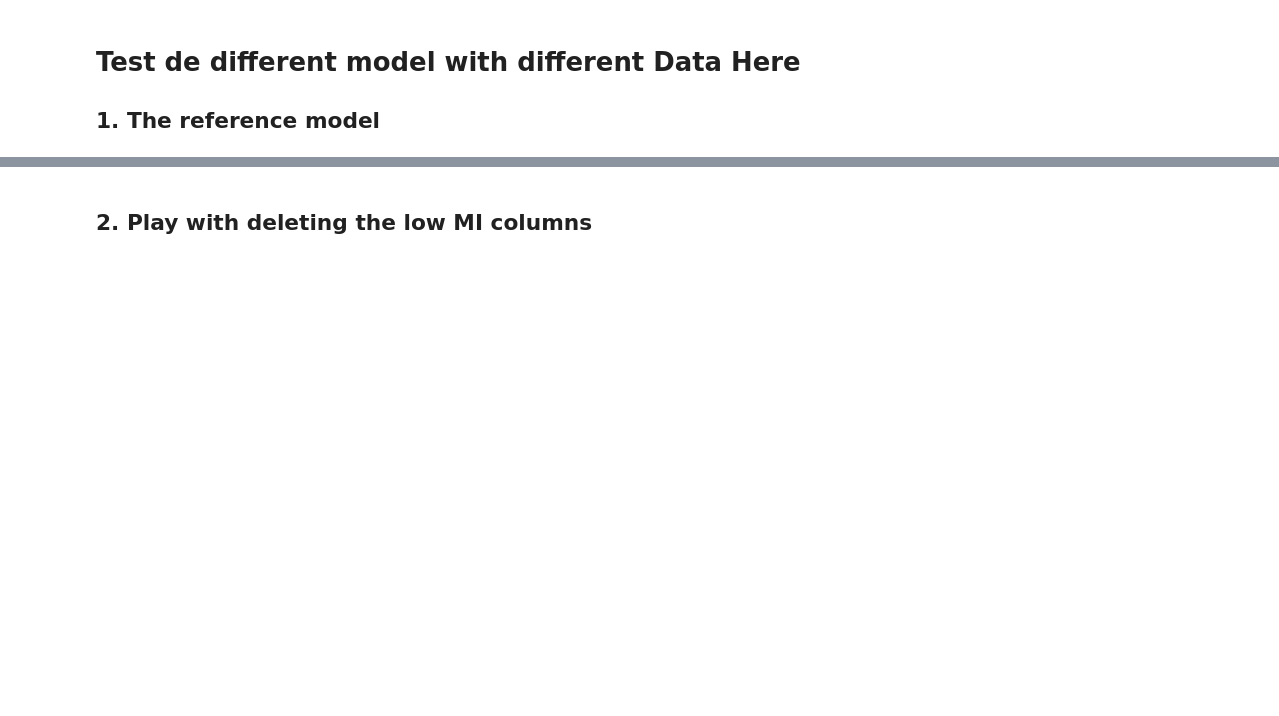
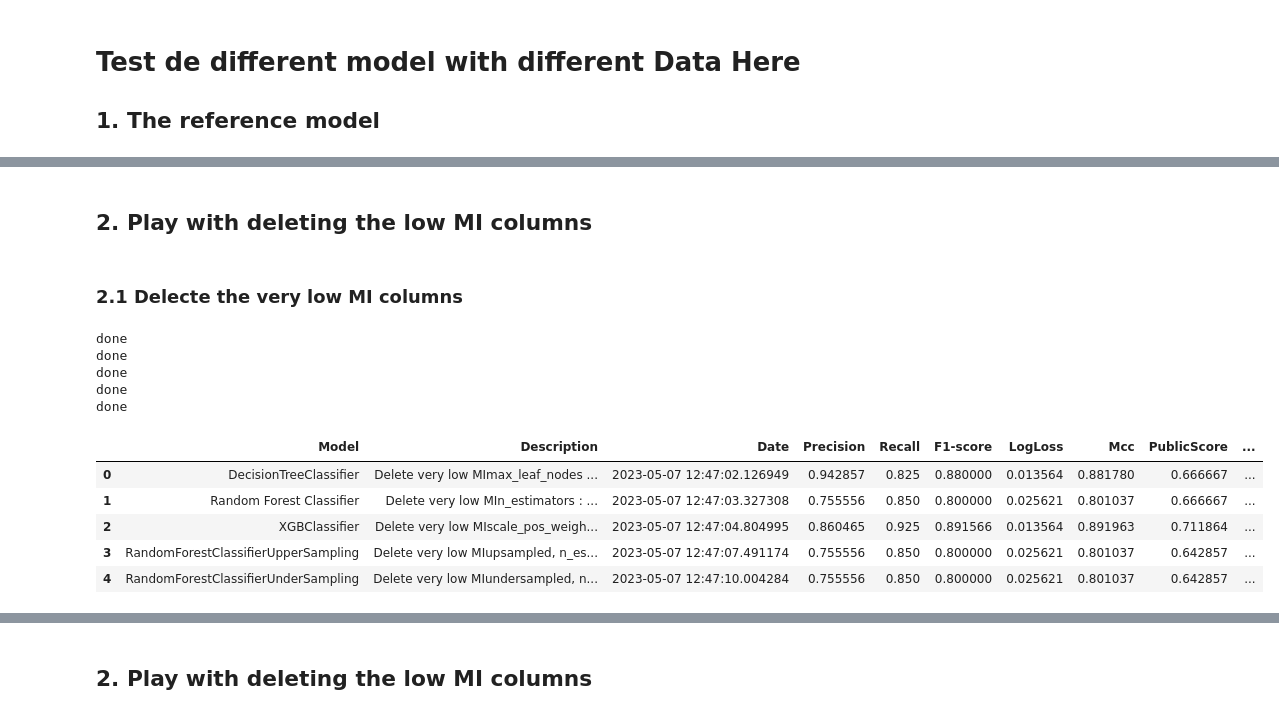
Before and after one commit to SarahLiettefti/AI5L_AILab_FraudDetection, a Jupyter notebook: TestEverything.ipynb, the cells around one changed output, grey strips where cells are left out. Saved outputs shown, nothing was run; the diff lists cells and outputs as text; code cells hidden in the pictures; blank space fills up the shorter version.

```diff
--- a/TestEverything.ipynb
+++ b/TestEverything.ipynb
@@ -270,0 +275,7 @@ done
+# %%
+df = pd.read_csv("input/training.csv")
+data = df.copy()
+y_train = df["FraudResult"]
+X_test = pd.read_csv("input/test.csv")
+X_valid = X_test.copy()
+sample_submission = pd.read_csv("input/sample_submission.csv")
@@ -270,0 +378,6 @@ done
+# %%
+dropping_cols = ["TransactionId", "BatchId", "AccountId", "CustomerId", "SubscriptionId"]
+
+for col in dropping_cols:
+    data = data.drop(col, axis=1)
+    X_test = X_test.drop(col, axis=1)
@@ -270,0 +525,2 @@ done
+# %% [markdown]
+## 2. Play with deleting the low MI columns
@@ -270,0 +640,24 @@ done
+# %% [markdown]
+### 2.1 Delecte the very low MI columns
+# %%
+train_X.drop(verylowMI, inplace=True, axis=1, errors='ignore')
+val_X.drop(verylowMI, inplace=True, axis=1, errors='ignore')
+test_X.drop(verylowMI, inplace=True, axis=1, errors='ignore')
+X_entier.drop(verylowMI, inplace=True, axis=1, errors='ignore')
+
+withoutverylowMI = comparemodels(train_X, train_y, val_X, test_X, "Delete very low MI")
+withoutverylowMI["PublicScore"] = [0.666666666, 0.666666666, 0.711864406, 0.642857142, 0.642857142]
+withoutverylowMI["PrivateScore"] = [0.661016949, 0.649122807, 0.715447154, 0.620689655, 0.620689655]
+withoutverylowMI
+# %% [output]
+done
+done
+done
+done
+done
+|  | Model | Description | Date | Precision | Recall | F1-score | LogLoss | Mcc | PublicScore | ... |
+| 0 | DecisionTreeClassifier | Delete very low MImax_leaf_nodes ... | 2023-05-07 12:47:02.126949 | 0.942857 | 0.825 | 0.880000 | 0.013564 | 0.881780 | 0.666667 | ... |
+| 1 | Random Forest Classifier | Delete very low MIn_estimators : ... | 2023-05-07 12:47:03.327308 | 0.755556 | 0.850 | 0.800000 | 0.025621 | 0.801037 | 0.666667 | ... |
+| 2 | XGBClassifier | Delete very low MIscale_pos_weigh... | 2023-05-07 12:47:04.804995 | 0.860465 | 0.925 | 0.891566 | 0.013564 | 0.891963 | 0.711864 | ... |
+| 3 | RandomForestClassifierUpperSampling | Delete very low MIupsampled, n_es... | 2023-05-07 12:47:07.491174 | 0.755556 | 0.850 | 0.800000 | 0.025621 | 0.801037 | 0.642857 | ... |
+| 4 | RandomForestClassifierUnderSampling | Delete very low MIundersampled, n... | 2023-05-07 12:47:10.004284 | 0.755556 | 0.850 | 0.800000 | 0.025621 | 0.801037 | 0.642857 | ... |
```
Also changed, not shown: parts of 31 cells of this notebook.
